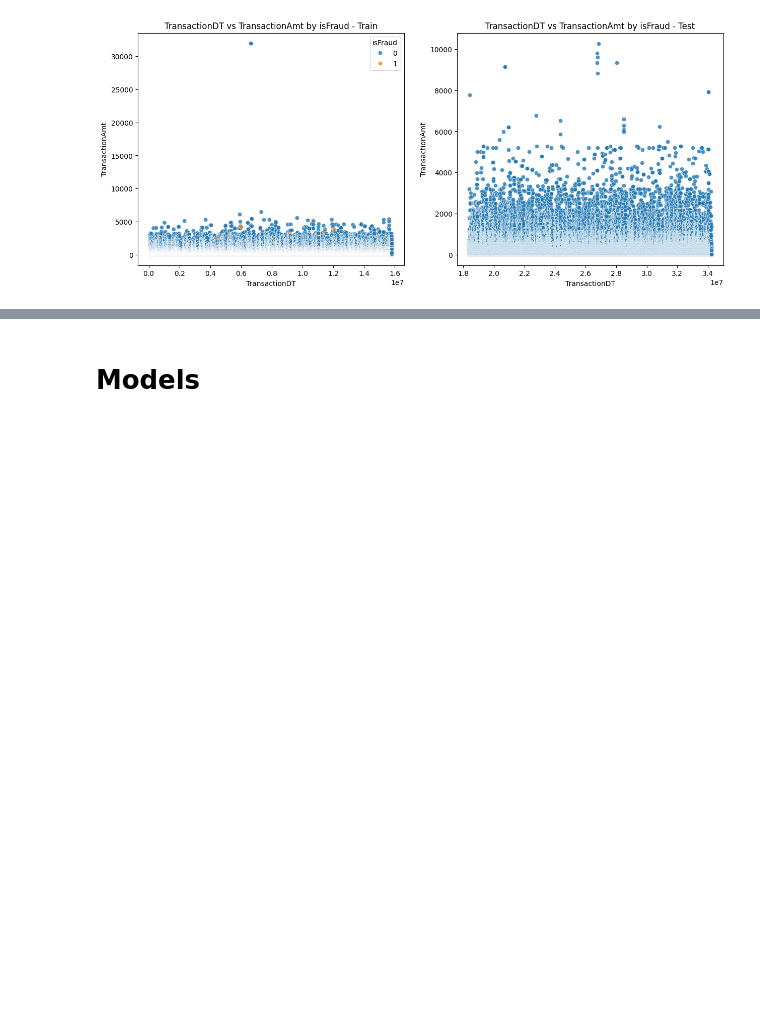
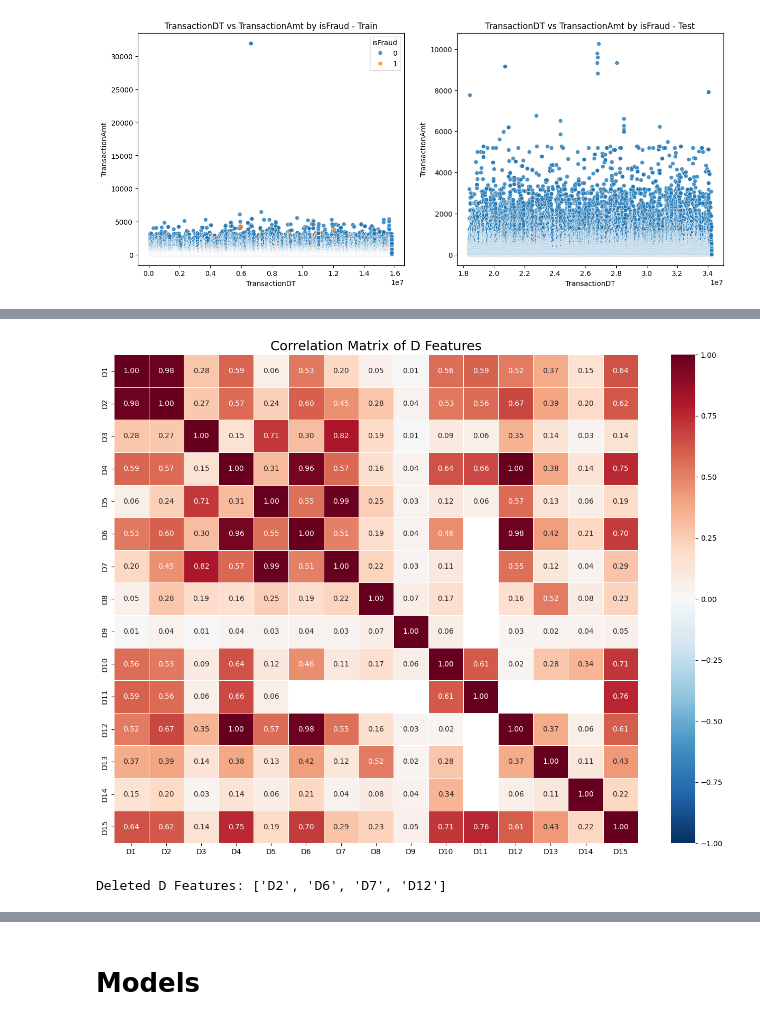
Before and after one commit to Sula1909/ML-Assignment2, a Jupyter notebook: model-experiment-xgboost.ipynb, the cells around one changed output, grey strips where cells are left out. Cells and saved outputs as stored; diff of their text form; code cells hidden in the pictures; blank space fills up the shorter version.

```diff
--- a/model-experiment-xgboost.ipynb
+++ b/model-experiment-xgboost.ipynb
@@ -465,0 +519,11 @@ train = train[train['TransactionAmt'] < 30000]
+# %%
+upper_c = cor_c.abs().where(np.triu(np.ones(cor_c.shape), k=1).astype(bool))
+
+# Corr > 0.95 Threshold
+to_drop_c = [column for column in upper_c.columns if any(upper_c[column] > 0.95)]
+
+
+train.drop(columns=to_drop_c, inplace=True)
+test.drop(columns=to_drop_c, inplace=True)
+
+print(f"Deleted C Features: {to_drop_c}")
@@ -465,0 +532,14 @@ train = train[train['TransactionAmt'] < 30000]
+# %%
+d_cols = [f'D{i}' for i in range(1, 16) if f'D{i}' in train.columns]
+
+d_nan_stats = (train[d_cols].isna().mean() * 100).reset_index()
+d_nan_stats.columns = ['Feature', 'NaN_Percentage']
+
+# Correlation with target
+d_correlations = train[d_cols + ['isFraud']].corr()['isFraud'].reset_index()
+d_correlations.columns = ['Feature', 'Correlation']
+
+d_summary = pd.merge(d_nan_stats, d_correlations, on='Feature').sort_values(by='NaN_Percentage', ascending=False)
+
+print("D Features: Missing Values & Correlation Analysis")
+display(d_summary)
@@ -465,0 +564,31 @@ train = train[train['TransactionAmt'] < 30000]
+# %%
+import seaborn as sns
+
+cor = train[d_cols].corr()
+
+plt.figure(figsize=(16, 12))
+sns.heatmap(cor,
+            annot=True,
+            fmt=".2f",
+            cmap='RdBu_r',
+            vmin=-1, vmax=1,
+            center=0,
+            linewidths=0.5,
+            linecolor='white')
+
+plt.title('Correlation Matrix of D Features', fontsize=18)
+plt.show()
+# %% [output]
+[figure, added]
+# %%
+upper = cor.abs().where(np.triu(np.ones(cor.shape), k=1).astype(bool))
+
+# Corr > 0.95 threshold
+to_drop_d = [column for column in upper.columns if any(upper[column] > 0.95)]
+
+print(f"Deleted D Features: {to_drop_d}")
+
+train.drop(columns=to_drop_d, inplace=True)
+test.drop(columns=to_drop_d, inplace=True)
+# %% [output]
+Deleted D Features: ['D2', 'D6', 'D7', 'D12']
```
Also changed, not shown: parts of 29 cells of this notebook.
